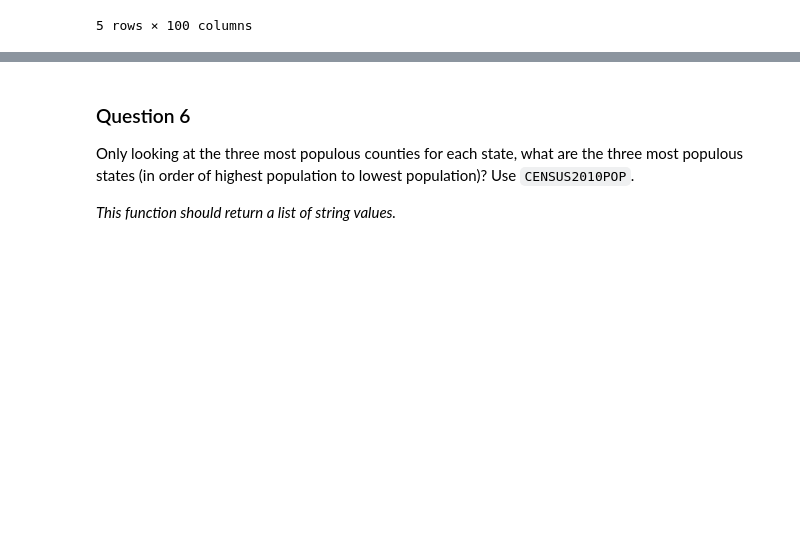
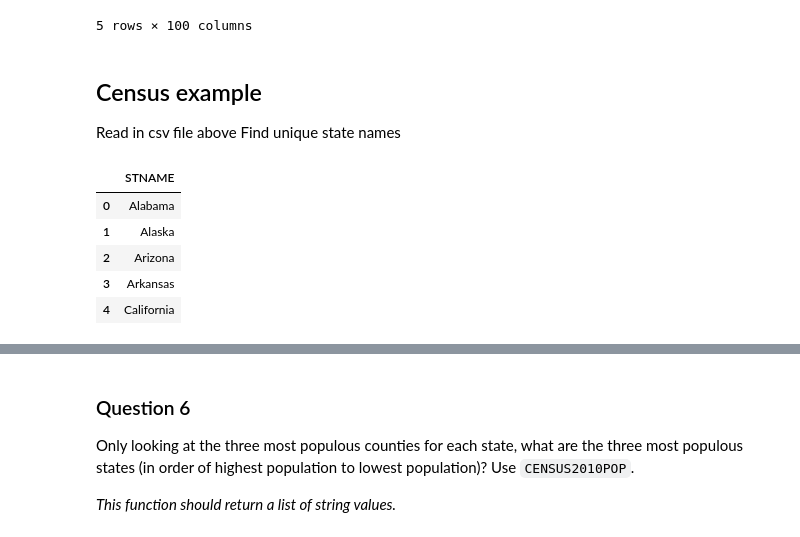
Before and after one commit to mvigoda/Coursera, a Jupyter notebook: Christopher Brooks Michigan Python for Data Science/Brooks - course1_downloads/Building on Assignment 2.ipynb, the cells around one changed output, grey strips where cells are left out. Drawn from its saved outputs; the diff is of its cells as text; code cells hidden in the pictures; blank space fills up the shorter version.

```diff
--- a/Christopher Brooks Michigan Python for Data Science/Brooks - course1_downloads/Building on Assignment 2.ipynb
+++ b/Christopher Brooks Michigan Python for Data Science/Brooks - course1_downloads/Building on Assignment 2.ipynb
@@ -538,3 +535,26 @@ census_df.head()
 | 3 | 50 | 3 | 6 | 1 | 5 | Alabama | Barbour County | 27457 | 27457 | ... |
 | 4 | 50 | 3 | 6 | 1 | 7 | Alabama | Bibb County | 22915 | 22919 | ... |
 5 rows × 100 columns
+# %% [markdown]
+## Census example
+
+Read in csv file above
+Find unique state names
+# %%
+copy_census_df = census_df
+state_df = pd.DataFrame()
+num_counties_df = pd.DataFrame()
+num_counties_df['STNAME'] = copy_census_df.STNAME.unique()
+
+#intialise all state county counts to 0
+num_counties_df.head()
+
+state_df=census_df[census_df['SUMLEV'] == 50]
+num_counties_df.head()
+# %% [output]
+|  | STNAME |
+| 0 | Alabama |
+| 1 | Alaska |
+| 2 | Arizona |
+| 3 | Arkansas |
+| 4 | California |
```
Also changed, not shown: parts of 12 cells of this notebook, 1 other file.
